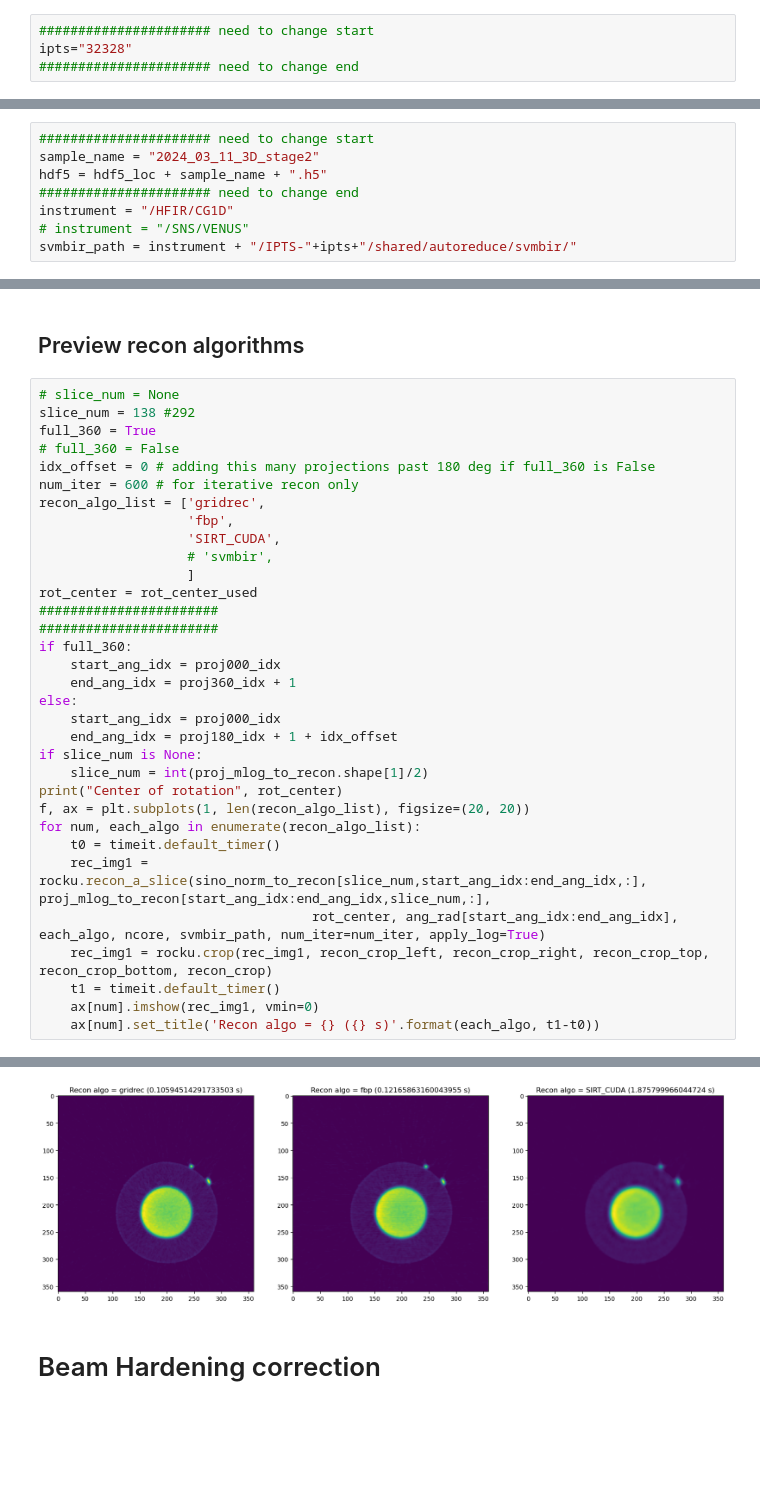
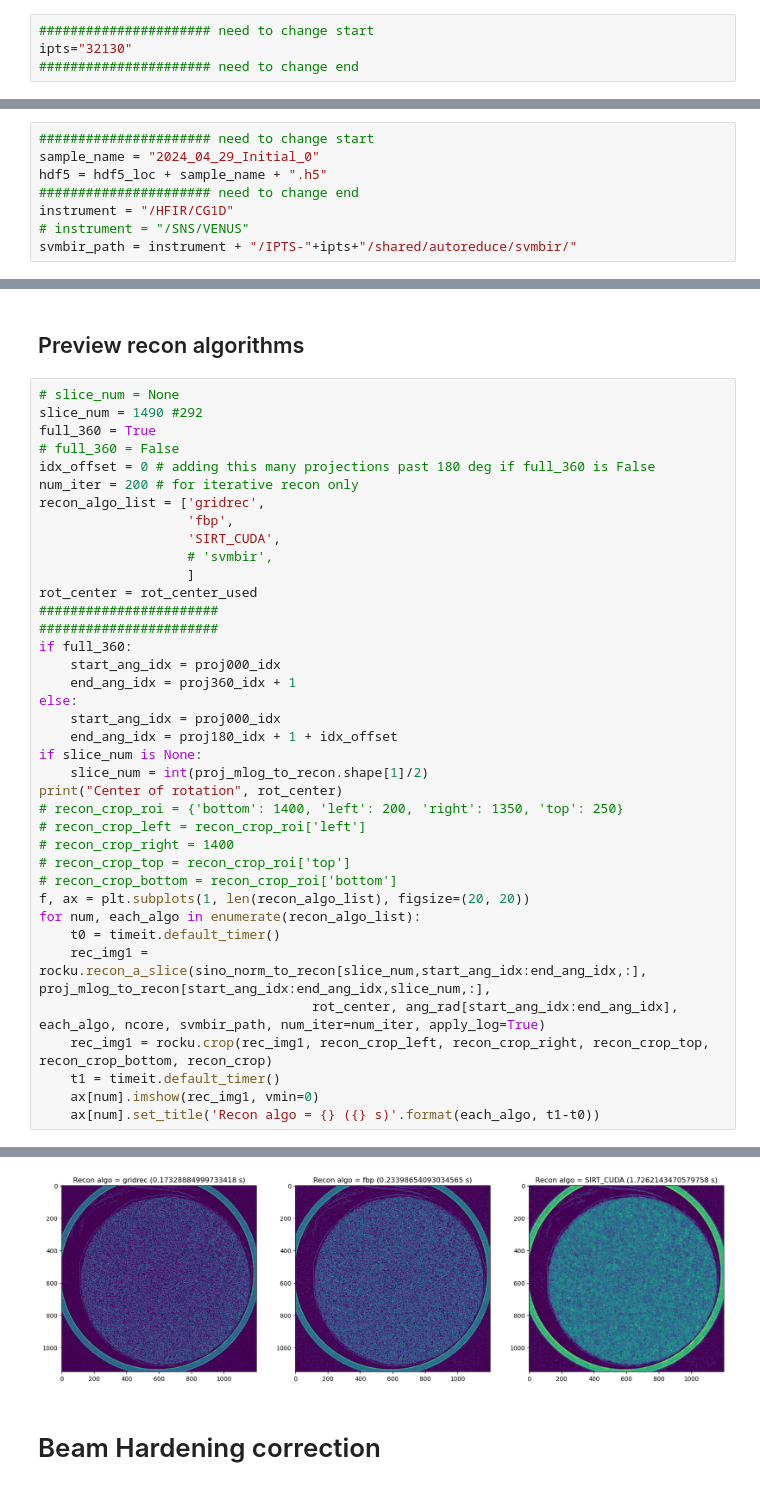
Before and after one commit to zhangy6x/research_stuff, a Jupyter notebook: jupyter_notebooks/norm_recon/rockit_load_h5_to_recon.ipynb, the cells around one changed output, grey strips where cells are left out. Cells and saved outputs as stored; diff of their text form; blank space fills up the shorter version.

```diff
--- a/jupyter_notebooks/norm_recon/rockit_load_h5_to_recon.ipynb
+++ b/jupyter_notebooks/norm_recon/rockit_load_h5_to_recon.ipynb
@@ -34,7 +34,7 @@ CPU cores: 256
 # Workflow starts here!
 # %%
 ###################### need to change start
-ipts="32328"
+ipts="32130"
 ###################### need to change end
 # %%
 # hdf5_loc = "/netdisk/y9z/IPTS-"+ipts+"/hdf5/"
@@ -47,6 +50,6 @@ sorted(os.listdir(hdf5_loc))
 # %%
 ###################### need to change start
-sample_name = "2024_03_11_3D_stage2"
+sample_name = "2024_04_29_Initial_0"
 hdf5 = hdf5_loc + sample_name + ".h5"
 ###################### need to change end
 instrument = "/HFIR/CG1D"
@@ -131,11 +133,11 @@ Text(0.5, 1.0, 'Sino norm')
 ## Preview recon algorithms
 # %%
 # slice_num = None
-slice_num = 138 #292
+slice_num = 1490 #292
 full_360 = True
 # full_360 = False
 idx_offset = 0 # adding this many projections past 180 deg if full_360 is False
-num_iter = 600 # for iterative recon only
+num_iter = 200 # for iterative recon only
 recon_algo_list = ['gridrec',
                    'fbp',
                    'SIRT_CUDA',
@@ -153,6 +155,11 @@ else:
 if slice_num is None:
     slice_num = int(proj_mlog_to_recon.shape[1]/2)
 print("Center of rotation", rot_center)
+# recon_crop_roi = {'bottom': 1400, 'left': 200, 'right': 1350, 'top': 250}
+# recon_crop_left = recon_crop_roi['left']
+# recon_crop_right = 1400
+# recon_crop_top = recon_crop_roi['top']
+# recon_crop_bottom = recon_crop_roi['bottom']
 f, ax = plt.subplots(1, len(recon_algo_list), figsize=(20, 20))
 for num, each_algo in enumerate(recon_algo_list):
     t0 = timeit.default_timer()
@@ -167,4 +174,4 @@ Center of rotation 746.817626953125
-[figure, old version]
+[figure, new version]
 # %% [markdown]
 # Beam Hardening correction
 # %%
```
Also changed, not shown: parts of 10 cells of this notebook, 2 other files.
